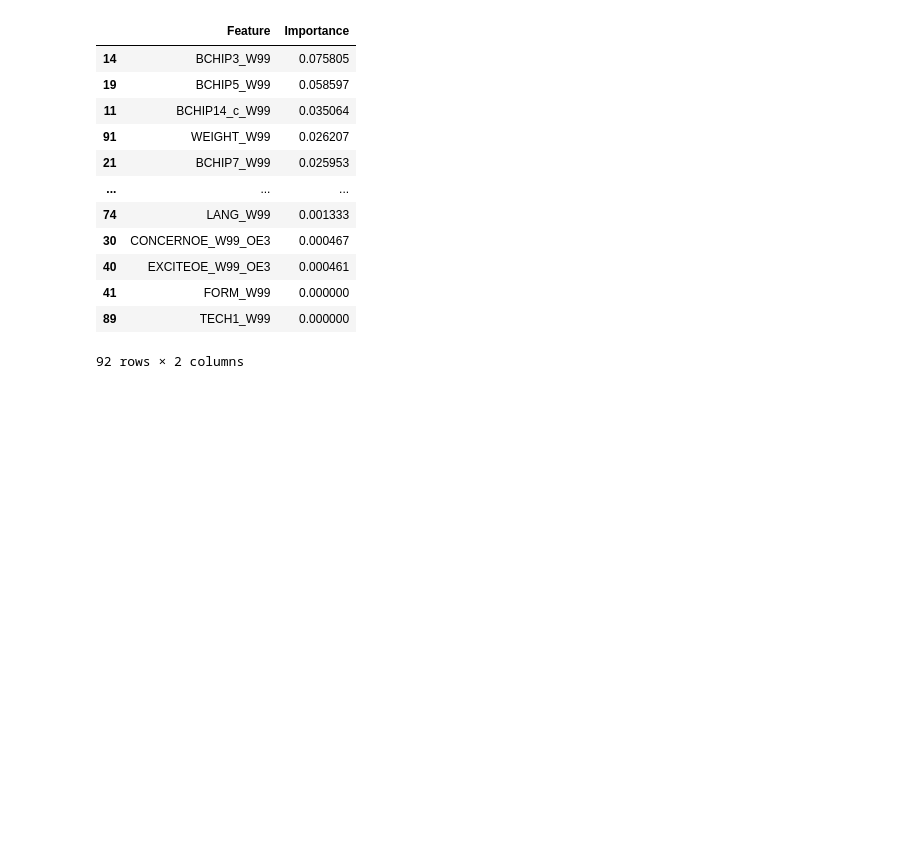
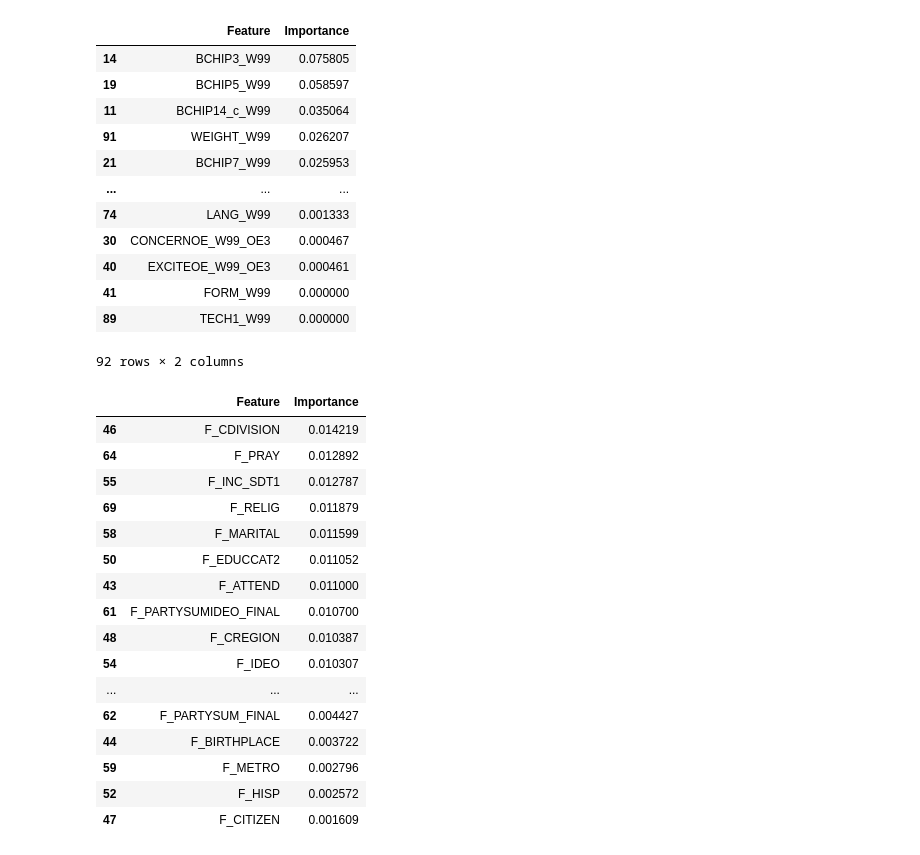
Before and after one commit to yuked123/schulich_datascience, a Jupyter notebook: finalized_code_AI.ipynb, the cells around one changed output. Cells and saved outputs as stored; diff of their text form; code cells hidden in the pictures; blank space fills up the shorter version.

```diff
--- a/finalized_code_AI.ipynb
+++ b/finalized_code_AI.ipynb
@@ -1075,3 +1097,25 @@ bchip_feature_importances_df
 | 41 | FORM_W99 | 0.000000 |
 | 89 | TECH1_W99 | 0.000000 |
 92 rows × 2 columns
+# %%
+# Top 5 - Feature importance: top 5 demographics with the highest feature importance scores for Bchip model:
+
+bchip_feature_importances_df[bchip_feature_importances_df['Feature'].str.contains('F_')]
+# %% [output]
+|  | Feature | Importance |
+| 46 | F_CDIVISION | 0.014219 |
+| 64 | F_PRAY | 0.012892 |
+| 55 | F_INC_SDT1 | 0.012787 |
+| 69 | F_RELIG | 0.011879 |
+| 58 | F_MARITAL | 0.011599 |
+| 50 | F_EDUCCAT2 | 0.011052 |
+| 43 | F_ATTEND | 0.011000 |
+| 61 | F_PARTYSUMIDEO_FINAL | 0.010700 |
+| 48 | F_CREGION | 0.010387 |
+| 54 | F_IDEO | 0.010307 |
+| ... | ... | ... |
+| 62 | F_PARTYSUM_FINAL | 0.004427 |
+| 44 | F_BIRTHPLACE | 0.003722 |
+| 59 | F_METRO | 0.002796 |
+| 52 | F_HISP | 0.002572 |
+| 47 | F_CITIZEN | 0.001609 |
```
Also changed, not shown: parts of 1 cell of this notebook.
